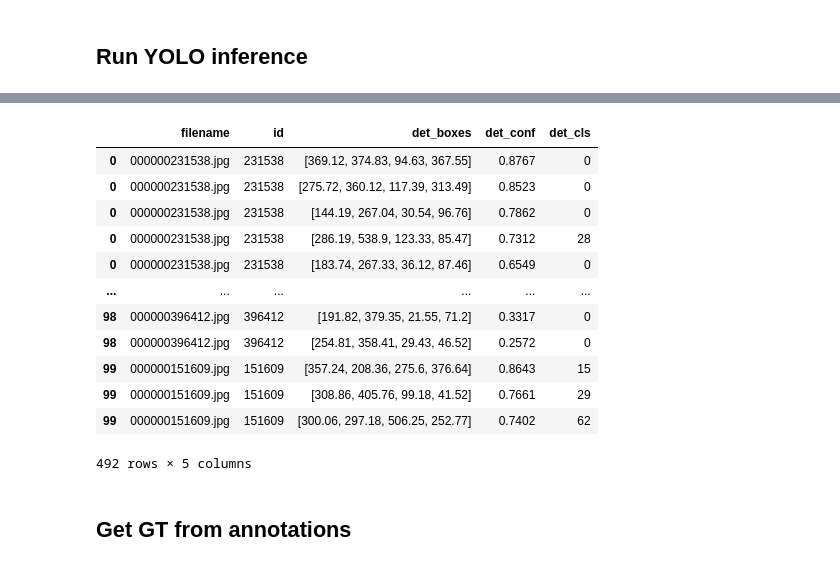
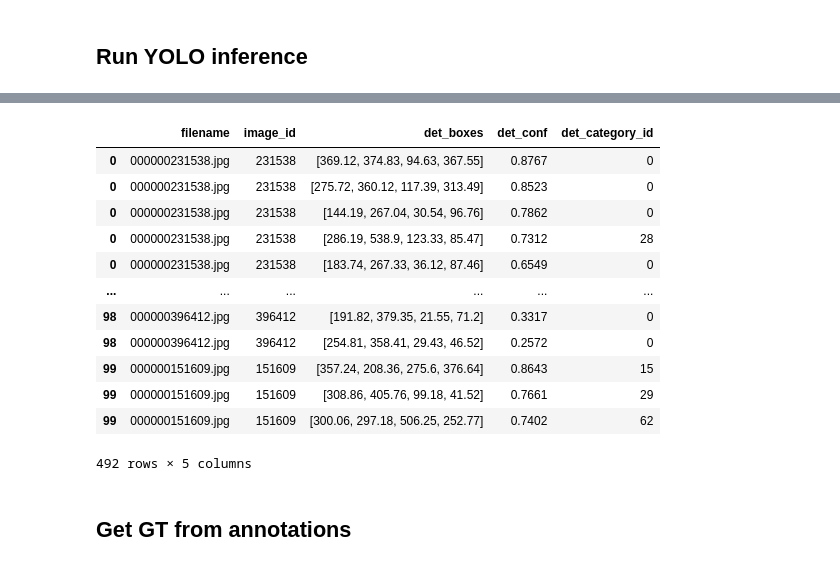
Before and after one commit to dnth/data-flywheel, a Jupyter notebook: notebooks/04_get_most_wrong.ipynb, the cells around one changed output, grey strips where cells are left out. Cells and saved outputs as stored; diff of their text form; code cells hidden in the pictures.

Commit message:
merge dataframe

```diff
--- a/notebooks/04_get_most_wrong.ipynb
+++ b/notebooks/04_get_most_wrong.ipynb
@@ -101,11 +101,11 @@ yolo_detections_df = pd.DataFrame({'filename': filename,
                                    'id':id,
                                    'det_boxes': det_boxes,
                                    'det_conf': det_confidences,
-                                   'det_cls': det_class_ids})
+                                   'det_category_id': det_class_ids})
 
 yolo_detections_df['det_boxes'] = yolo_detections_df['det_boxes'].apply(lambda x: [[round(float(y), 2) for y in sublist] for sublist in x])
 yolo_detections_df['det_conf'] = yolo_detections_df['det_conf'].apply(lambda x: [round(num, 4) for num in x])
-yolo_detections_df['det_cls'] = yolo_detections_df['det_cls'].apply(lambda x: [int(num) for num in x])
+yolo_detections_df['det_category_id'] = yolo_detections_df['det_category_id'].apply(lambda x: [int(num) for num in x])
 
 
 yolo_detections_df
@@ -125,9 +125,10 @@ yolo_detections_df
 100 rows × 5 columns
 # %%
 yolo_detections_df = yolo_detections_df.apply(pd.Series.explode)
+yolo_detections_df.rename(columns={'id': 'image_id'}, inplace=True)
 yolo_detections_df
 # %% [output]
-|  | filename | id | det_boxes | det_conf | det_cls |
+|  | filename | image_id | det_boxes | det_conf | det_category_id |
 | 0 | 000000231538.jpg | 231538 | [369.12, 374.83, 94.63, 367.55] | 0.8767 | 0 |
 | 0 | 000000231538.jpg | 231538 | [275.72, 360.12, 117.39, 313.49] | 0.8523 | 0 |
 | 0 | 000000231538.jpg | 231538 | [144.19, 267.04, 30.54, 96.76] | 0.7862 | 0 |
```
Also changed, not shown: parts of 5 cells of this notebook.
